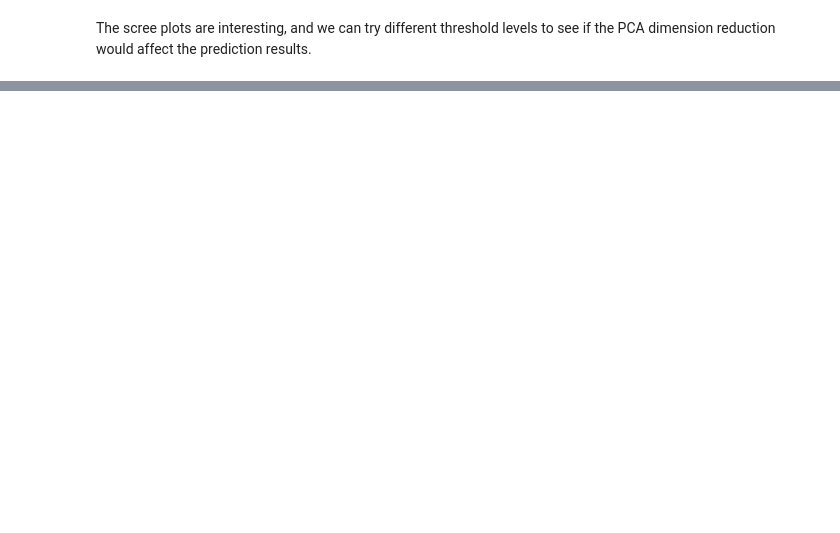
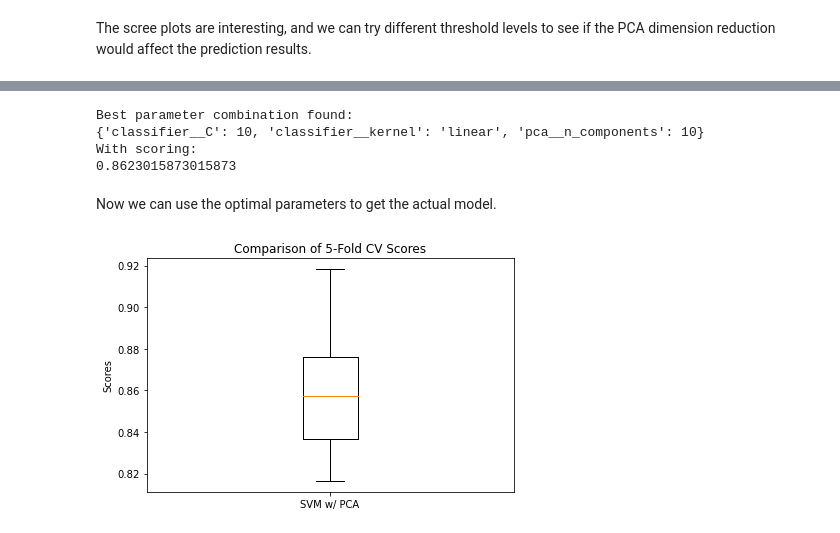
Before and after one commit to Chao8219/scikit_learn_showcase, a Jupyter notebook: jupyter_notebooks/PCA_with_classification.ipynb, the cells around one changed output, grey strips where cells are left out. Cells and saved outputs as stored; diff of their text form; code cells hidden in the pictures; blank space fills up the shorter version.

Commit message:
grid search cv added

```diff
--- a/jupyter_notebooks/PCA_with_classification.ipynb
+++ b/jupyter_notebooks/PCA_with_classification.ipynb
@@ -251,0 +207,9 @@ plt.tight_layout()
+# %%
+# make an list for the possible component number we may try
+component_num_list = []
+component_num_list.append(cu_evr[cu_evr<=0.99].shape[0])
+component_num_list.append(cu_evr[cu_evr<=0.95].shape[0])
+component_num_list.append(cu_evr[cu_evr<=0.90].shape[0])
+component_num_list.append(cu_evr[cu_evr<=0.80].shape[0])
+
+print(component_num_list)
@@ -251,0 +271,50 @@ plt.tight_layout()
+# %%
+# print the best results
+print("Best parameter combination found:")
+print(svm_w_PCA_pipeline_gscv.best_params_)
+print("With scoring:")
+print(svm_w_PCA_pipeline_gscv.best_score_)
+# %% [output]
+Best parameter combination found:
+{'classifier__C': 10, 'classifier__kernel': 'linear', 'pca__n_components': 10}
+With scoring:
+0.8623015873015873
+# %% [markdown]
+Now we can use the optimal parameters to get the actual model.
+# %%
+# instantiate a new pipeline
+svm_w_PCA_pipeline_good = Pipeline(
+    [
+        ('scaler', StandardScaler()),
+        ('pca', PCA(random_state=rs_num)),
+        ('classifier', SVC(random_state=rs_num))
+    ]
+)
+
+# set the parameters using the grid-search results
+# ref: https://stackoverflow.com/questions/32965188/scikit-set-params
+for k, v in svm_w_PCA_pipeline_gscv.best_params_.items():
+    svm_w_PCA_pipeline_good.set_params(**{k: v})
+
+# repeated 5-fold cross-validation on the training dataset
+svm_pipeline_good_scores = cross_validate(
+    svm_w_PCA_pipeline_good, X_train, y_train,
+    cv=RepeatedKFold(n_splits=5, n_repeats=3, random_state=rs_num)
+)
+# %%
+fig, ax = plt.subplots()
+
+ax.boxplot(
+    [
+        svm_pipeline_good_scores['test_score']
+    ],
+    labels=[
+        'SVM w/ PCA'
+    ]
+)
+ax.set_ylabel('Scores')
+ax.set_title('Comparison of 5-Fold CV Scores')
+
+plt.tight_layout()
+# %% [output]
+[figure, added]
```
Also changed, not shown: parts of 10 cells of this notebook.
